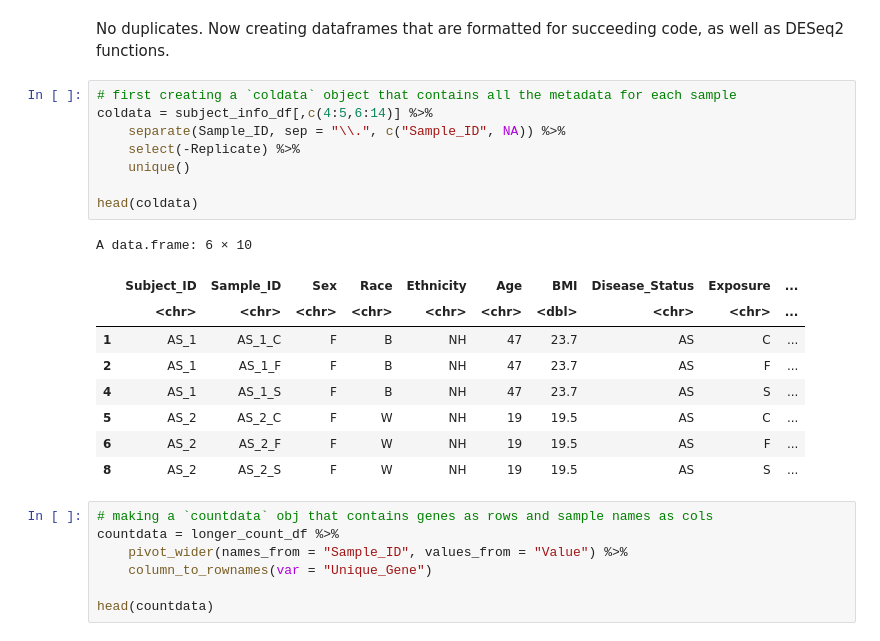
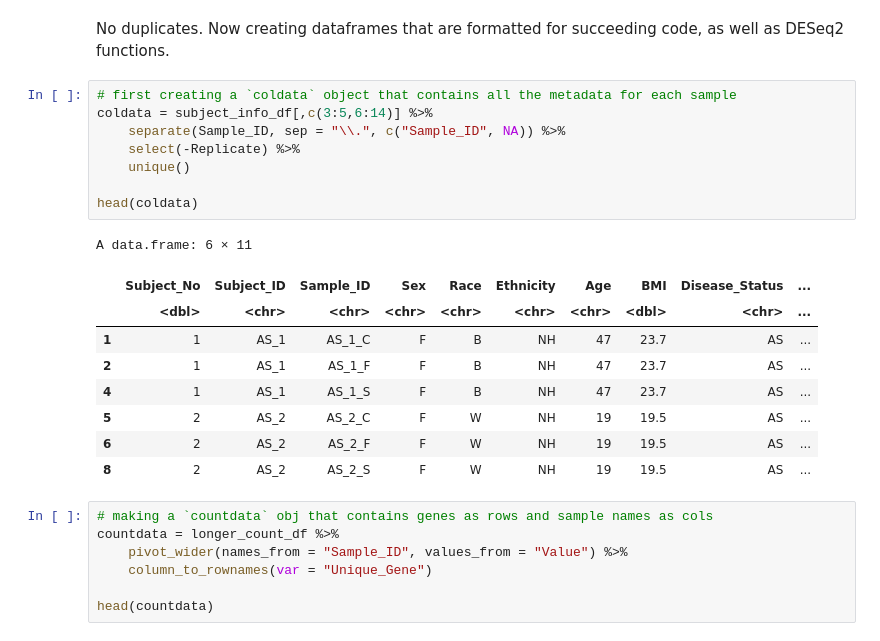
Before and after one commit to UNC-CEMALB/P1005_Miscellaneous-Analyses, a Jupyter notebook: P1005.4. Yael RNASeq Grant/Yael DESeq2.ipynb, the cells around one changed output. Saved outputs shown, nothing was run; the diff lists cells and outputs as text.

```diff
--- a/P1005.4. Yael RNASeq Grant/Yael DESeq2.ipynb
+++ b/P1005.4. Yael RNASeq Grant/Yael DESeq2.ipynb
@@ -151,22 +151,22 @@ logical   38520
 No duplicates. Now creating dataframes that are formatted for succeeding code, as well as DESeq2 functions.
 # %%
 # first creating a `coldata` object that contains all the metadata for each sample
-coldata = subject_info_df[,c(4:5,6:14)] %>%
+coldata = subject_info_df[,c(3:5,6:14)] %>%
     separate(Sample_ID, sep = "\\.", c("Sample_ID", NA)) %>%
     select(-Replicate) %>%
     unique()
 
 head(coldata)
 # %% [output]
-A data.frame: 6 × 10
+A data.frame: 6 × 11
-|  | Subject_ID | Sample_ID | Sex | Race | Ethnicity | Age | BMI | Disease_Status | Exposure | ... |
-|  | <chr> | <chr> | <chr> | <chr> | <chr> | <chr> | <dbl> | <chr> | <chr> | ... |
-| 1 | AS_1 | AS_1_C | F | B | NH | 47 | 23.7 | AS | C | ... |
-| 2 | AS_1 | AS_1_F | F | B | NH | 47 | 23.7 | AS | F | ... |
-| 4 | AS_1 | AS_1_S | F | B | NH | 47 | 23.7 | AS | S | ... |
-| 5 | AS_2 | AS_2_C | F | W | NH | 19 | 19.5 | AS | C | ... |
-| 6 | AS_2 | AS_2_F | F | W | NH | 19 | 19.5 | AS | F | ... |
-| 8 | AS_2 | AS_2_S | F | W | NH | 19 | 19.5 | AS | S | ... |
+|  | Subject_No | Subject_ID | Sample_ID | Sex | Race | Ethnicity | Age | BMI | Disease_Status | ... |
+|  | <dbl> | <chr> | <chr> | <chr> | <chr> | <chr> | <chr> | <dbl> | <chr> | ... |
+| 1 | 1 | AS_1 | AS_1_C | F | B | NH | 47 | 23.7 | AS | ... |
+| 2 | 1 | AS_1 | AS_1_F | F | B | NH | 47 | 23.7 | AS | ... |
+| 4 | 1 | AS_1 | AS_1_S | F | B | NH | 47 | 23.7 | AS | ... |
+| 5 | 2 | AS_2 | AS_2_C | F | W | NH | 19 | 19.5 | AS | ... |
+| 6 | 2 | AS_2 | AS_2_F | F | W | NH | 19 | 19.5 | AS | ... |
+| 8 | 2 | AS_2 | AS_2_S | F | W | NH | 19 | 19.5 | AS | ... |
 # %%
 # making a `countdata` obj that contains genes as rows and sample names as cols
 countdata = longer_count_df %>%
```
Also changed, not shown: parts of 14 cells of this notebook.
